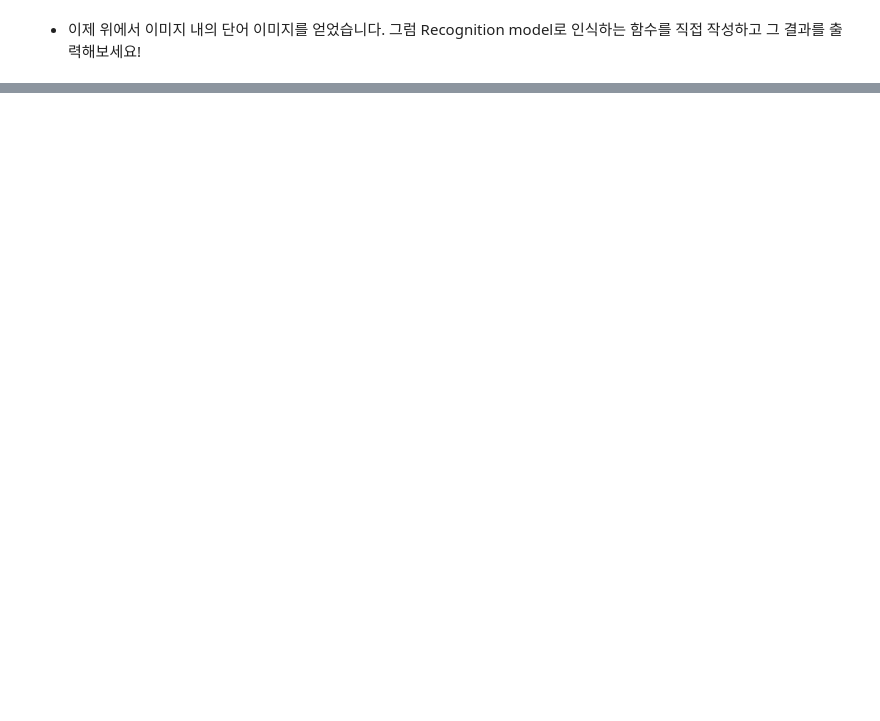
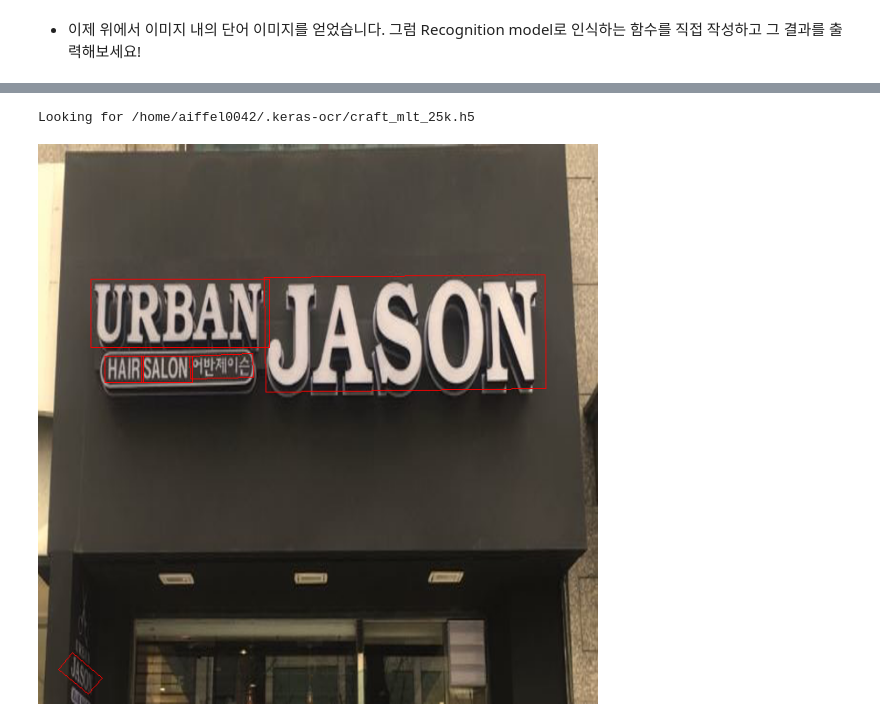
Before and after one commit to YesicaKim/G12_OCR_Recognition_Model, a Jupyter notebook: G12_OCR_Recognition_Model.ipynb, the cells around one changed output, grey strips where cells are left out. Saved outputs shown, nothing was run; the diff lists cells and outputs as text; code cells hidden in the pictures; blank space fills up the shorter version.

```diff
--- a/G12_OCR_Recognition_Model.ipynb
+++ b/G12_OCR_Recognition_Model.ipynb
@@ -538,0 +546,16 @@ for _img in cropped_img:
+# %%
+SAMPLE_IMG_PATH = 'sample1.jpg'
+detector = Detector()
+
+# 입력이미지를 불러오기
+img = tf.io.read_file(SAMPLE_IMG_PATH)
+img = tf.image.decode_jpeg(img)
+img = tf.image.resize(img, (640, 640))
+img = img[tf.newaxis, :, :, :]
+detect_result = detector.detect(img.numpy())
+
+img_pil, cropped_img = detect_text(SAMPLE_IMG_PATH)
+display(img_pil)
+# %% [output]
+Looking for /home/aiffel0042/.keras-ocr/craft_mlt_25k.h5
+[figure, added]
```
Also changed, not shown: parts of 33 cells of this notebook, 15 other files.
